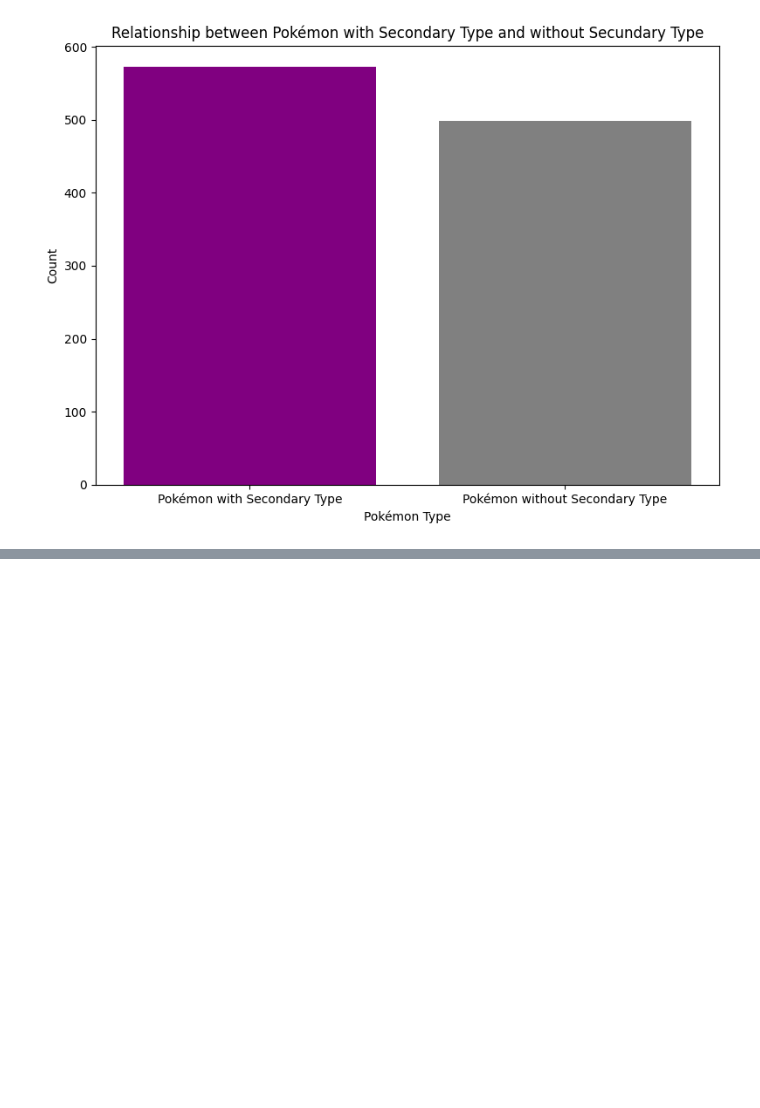
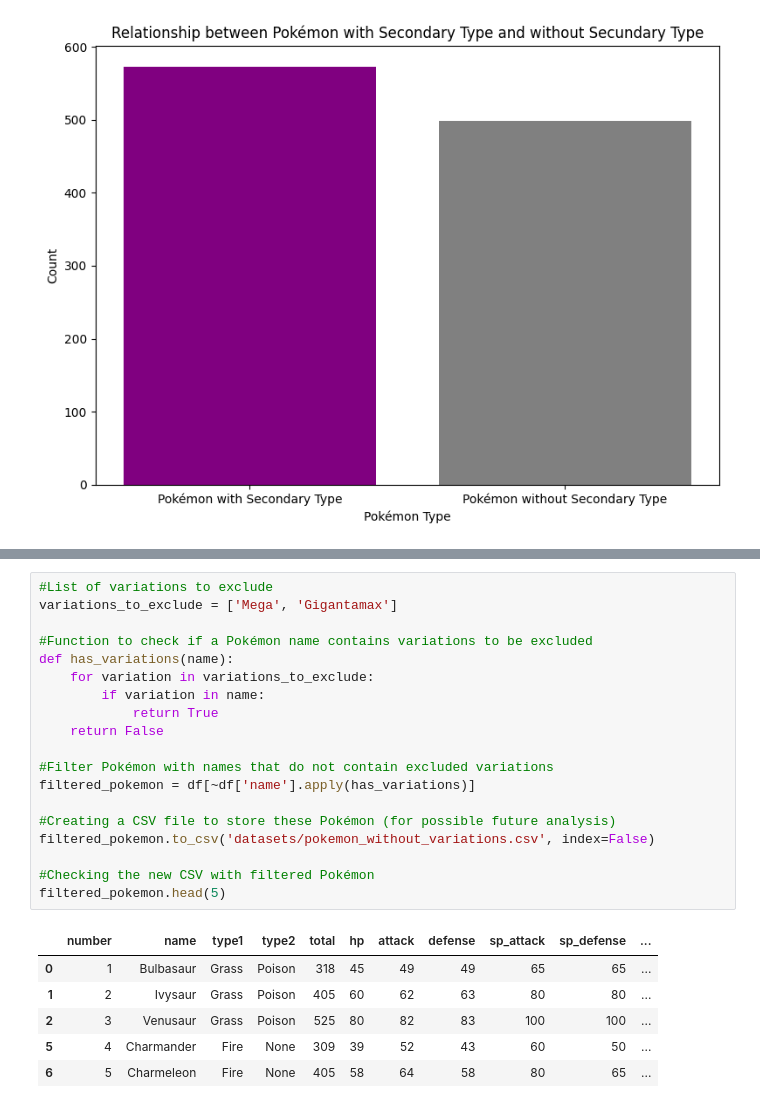
Before and after one commit to DsAlex-lnx/Pokemon-Data-Science, a Jupyter notebook: main.ipynb, the cells around one changed output, grey strips where cells are left out. Saved outputs shown, nothing was run; the diff lists cells and outputs as text; blank space fills up the shorter version.

```diff
--- a/main.ipynb
+++ b/main.ipynb
@@ -316,0 +369,26 @@ These observations provide valuable insights into the diverse world of Pokémon
+# %%
+#List of variations to exclude
+variations_to_exclude = ['Mega', 'Gigantamax']
+
+#Function to check if a Pokémon name contains variations to be excluded
+def has_variations(name):
+    for variation in variations_to_exclude:
+        if variation in name:
+            return True
+    return False
+
+#Filter Pokémon with names that do not contain excluded variations
+filtered_pokemon = df[~df['name'].apply(has_variations)]
+
+#Creating a CSV file to store these Pokémon (for possible future analysis)
+filtered_pokemon.to_csv('datasets/pokemon_without_variations.csv', index=False)
+
+#Checking the new CSV with filtered Pokémon
+filtered_pokemon.head(5)
+# %% [output]
+|  | number | name | type1 | type2 | total | hp | attack | defense | sp_attack | sp_defense | ... |
+| 0 | 1 | Bulbasaur | Grass | Poison | 318 | 45 | 49 | 49 | 65 | 65 | ... |
+| 1 | 2 | Ivysaur | Grass | Poison | 405 | 60 | 62 | 63 | 80 | 80 | ... |
+| 2 | 3 | Venusaur | Grass | Poison | 525 | 80 | 82 | 83 | 100 | 100 | ... |
+| 5 | 4 | Charmander | Fire | None | 309 | 39 | 52 | 43 | 60 | 50 | ... |
+| 6 | 5 | Charmeleon | Fire | None | 405 | 58 | 64 | 58 | 80 | 65 | ... |
```
Also changed, not shown: parts of 8 cells of this notebook.
